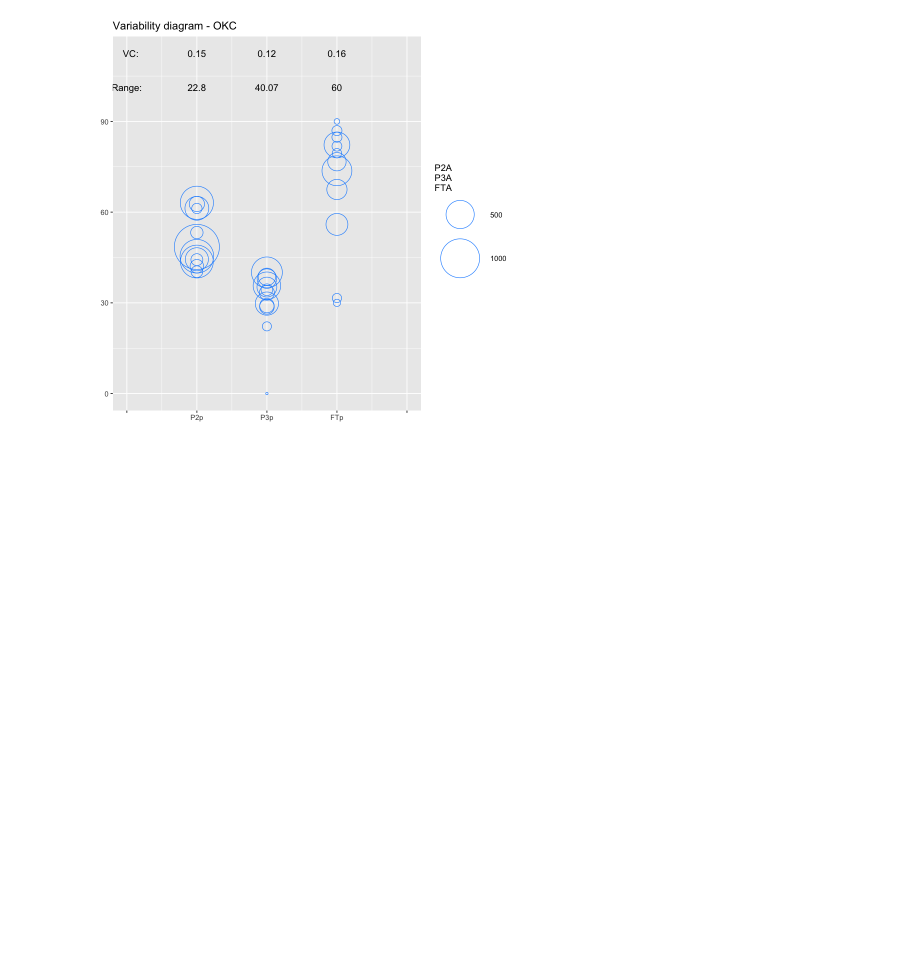
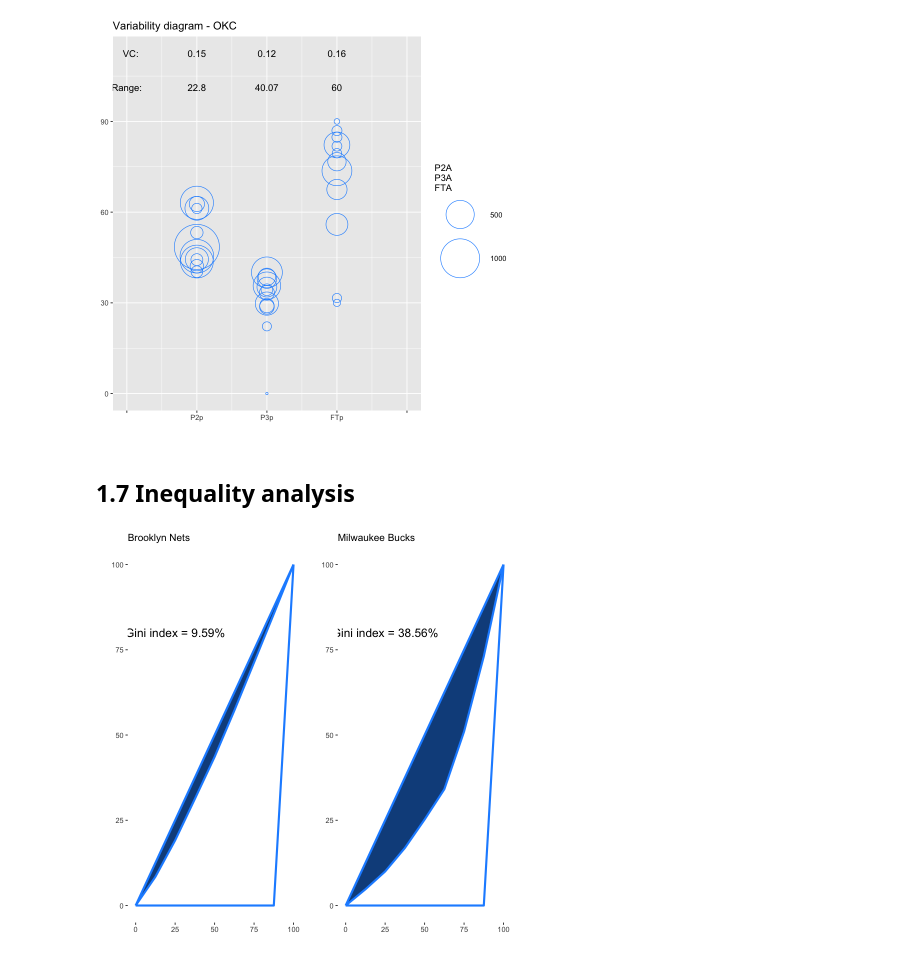
Before and after one commit to rajansawhney/basketball-data-science, a Jupyter notebook: notebooks/01-basic-statistical-analysis.ipynb, the cells around one changed output. Saved outputs shown, nothing was run; the diff lists cells and outputs as text; code cells hidden in the pictures; blank space fills up the shorter version.

Commit message:
inequality analysis + shot charts

```diff
--- a/notebooks/01-basic-statistical-analysis.ipynb
+++ b/notebooks/01-basic-statistical-analysis.ipynb
@@ -280,3 +280,5 @@ plot(vrb1, title="Variability diagram - OKC")
 plot(vrb2, title="Variability diagram - OKC")
 # %% [output]
 [figure]
+# %% [markdown]
+## 1.7 Inequality analysis
@@ -282,0 +287,12 @@ plot(vrb2, title="Variability diagram - OKC")
+# %%
+Pbox.BN <- subset(Pbox, Team=="Brooklyn Nets")
+ineqBN <- inequality(Pbox.BN$PTS, nplayers=8)
+Pbox.MB <- subset(Pbox, Team=="Milwaukee Bucks")
+ineqMB <- inequality(Pbox.MB$PTS, nplayers=8)
+
+library(gridExtra)
+p1 <- plot(ineqBN, title="Brooklyn Nets")
+p2 <- plot(ineqMB, title="Milwaukee Bucks")
+grid.arrange(p1, p2, nrow=1)
+# %% [output]
+[figure, added]
```
Also changed, not shown: parts of 27 cells of this notebook.
